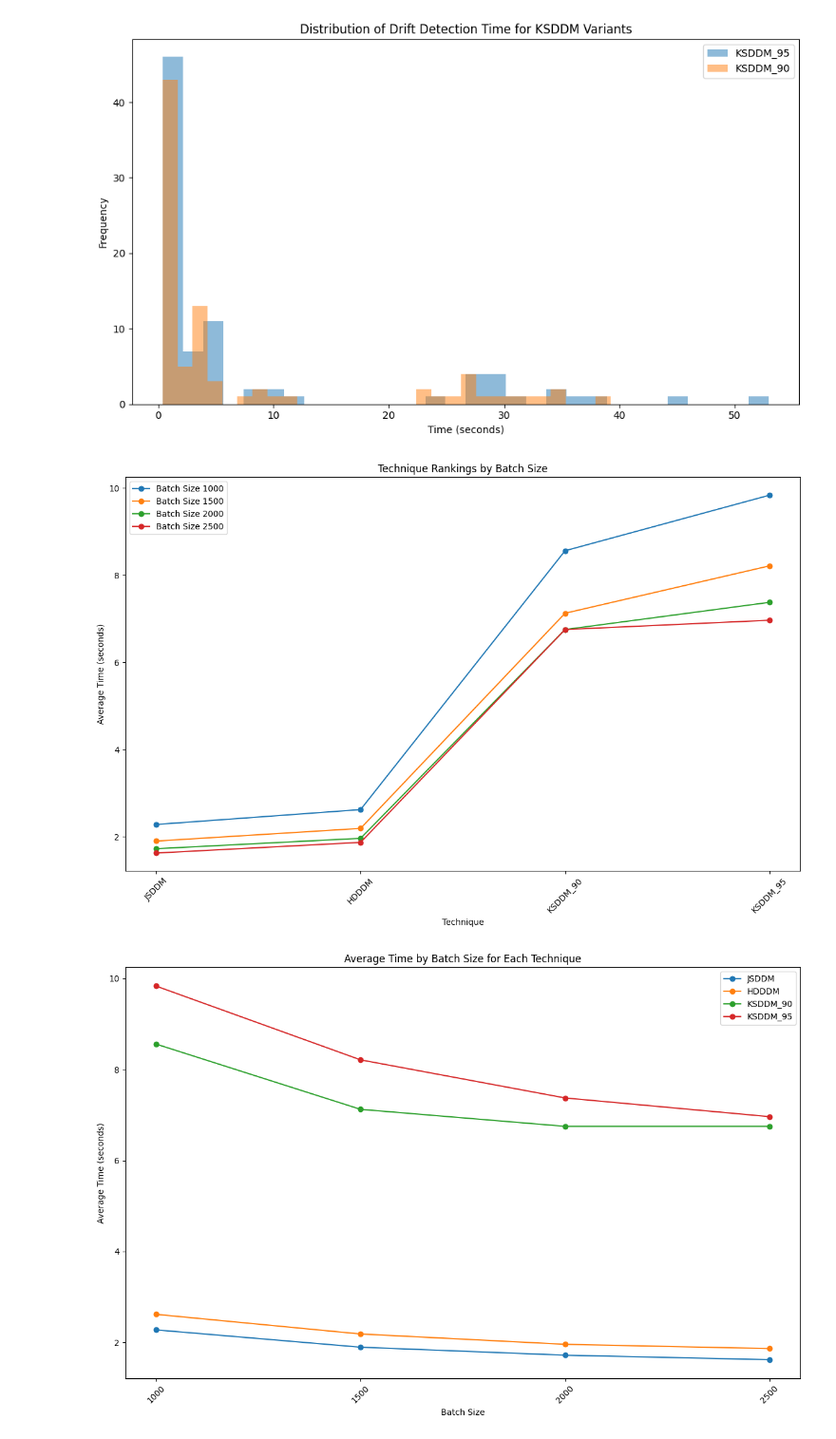
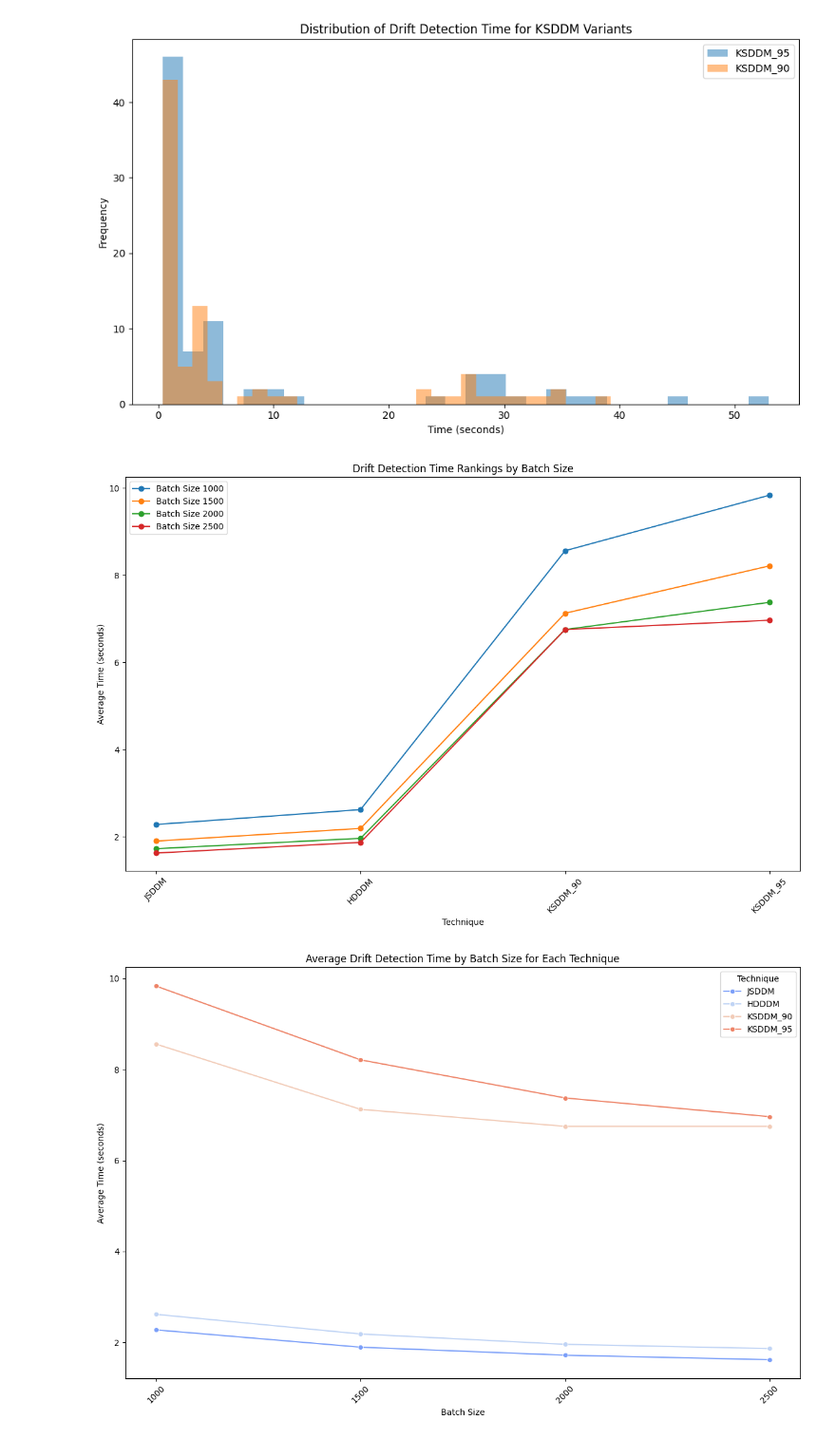
Before and after one commit to lucashelfs/EmpiricalAnalysisOfDataDrift, a Jupyter notebook: analysis/drift_detection_timing_analysis.ipynb, the cells around one changed output. Shown at 95% size. Cells and saved outputs as stored; diff of their text form; code cells hidden in the pictures.

Commit message:
feat: update timing analysis with plot saves and seaborn

```diff
--- a/analysis/drift_detection_timing_analysis.ipynb
+++ b/analysis/drift_detection_timing_analysis.ipynb
@@ -75,29 +83,33 @@ for batch_size in unique_batch_sizes:
     subset = batch_size_ranking[batch_size_ranking['batch_size'] == batch_size]
     plt.plot(subset['technique'], subset['duration_seconds'], marker='o', label=f'Batch Size {batch_size}')
 
-plt.title('Technique Rankings by Batch Size')
+plt.title('Drift Detection Time Rankings by Batch Size')
 plt.xlabel('Technique')
 plt.ylabel('Average Time (seconds)')
 plt.xticks(rotation=45)
 plt.legend()
 plt.tight_layout()
+plt.savefig('./images/technique_rankings_by_batch_size_single_run.png')
 plt.show()
 # %% [output]
-[figure, old version]
+[figure, new version]
 # %%
-# Plot batch sizes on the x-axis with lines for each technique
 plt.figure(figsize=(12, 8))
-unique_techniques = batch_size_ranking['technique'].unique()
-for technique in unique_techniques:
-    subset = batch_size_ranking[batch_size_ranking['technique'] == technique]
-    plt.plot(subset['batch_size'], subset['duration_seconds'], marker='o', label=technique)
-
-plt.title('Average Time by Batch Size for Each Technique (Drift Detection Phase)')
+sns.lineplot(
+    data=batch_size_ranking,
+    x='batch_size',
+    y='duration_seconds',
+    hue='technique',
+    marker='o',
+    palette='coolwarm'
+)
+plt.title('Average Drift Detection Time by Batch Size for Each Technique')
 plt.xlabel('Batch Size')
 plt.ylabel('Average Time (seconds)')
 plt.xticks(rotation=45)
-plt.legend()
+plt.legend(title='Technique')
 plt.tight_layout()
+plt.savefig('./images/average_time_by_batch_size_per_technique.png')
 plt.show()
 # %% [output]
-[figure, old version]
+[figure, new version]
```
Also changed, not shown: parts of 12 cells of this notebook.
